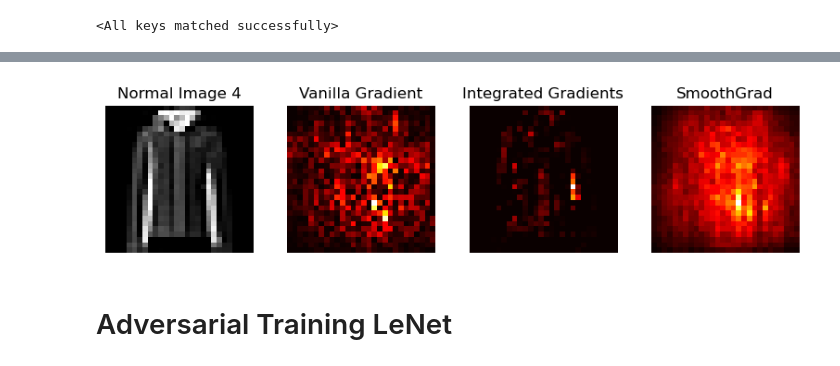
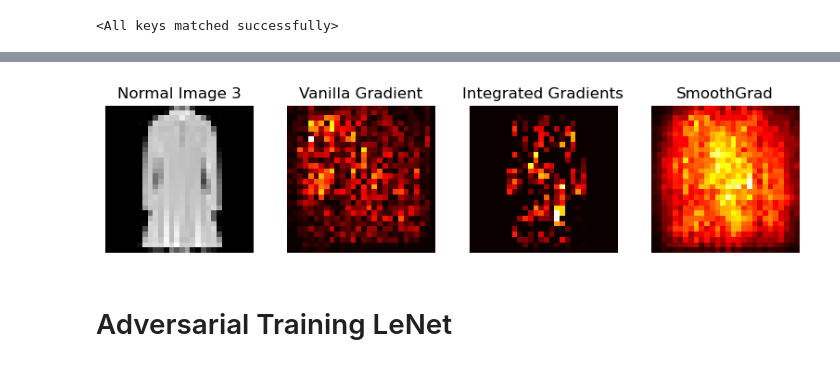
Before and after one commit to sanishsuwal7/ExplainableAI, a Jupyter notebook: lenet_saliency.ipynb, the cells around one changed output, grey strips where cells are left out. Saved outputs shown, nothing was run; the diff lists cells and outputs as text; code cells hidden in the pictures.

```diff
--- a/lenet_saliency.ipynb
+++ b/lenet_saliency.ipynb
@@ -33,4 +36,6 @@ warnings.filterwarnings('ignore')
 transformer = torchvision.transforms.Compose([torchvision.transforms.ToTensor()])
 test_dataset = torchvision.datasets.FashionMNIST(root='./datasets', train=False,  download=True, transform=transformer)
 test_dataloader = torch.utils.data.DataLoader(test_dataset, batch_size=32, pin_memory=True)
+# %%
+classes = ['shirt', 'trouser', 'pullover', 'dress','coat', 'sandal', 'shirt', 'sneaker', 'bag', 'boot']
 # %%
@@ -109,29 +113,10 @@ a_batch_smoothgrad = NoiseTunnel(saliency).attribute(inputs = x_batch, target =
 # %%
 x_batch, y_batch = x_batch.cpu().numpy(), y_batch.cpu().numpy()
 # %%
-index = 6
-nr_images = 2
-fig, axes = plt.subplots(nrows=1, ncols=4, figsize=(nr_images*4., int(nr_images)))
-
-#plot normal
-axes[0].imshow(np.reshape(x_batch[index], (28,28)), cmap="grey")
-axes[0].title.set_text(f"Normal Image {y_batch[index].item()}")
-axes[0].axis("off")
-axes[1].imshow(a_batch_saliency[index], cmap="hot")
-axes[1].title.set_text(f"Vanilla Gradient")
-axes[1].axis("off")
-axes[2].imshow(a_batch_integrad[index], cmap="hot")
-axes[2].title.set_text(f"Integrated Gradients")
-axes[2].axis("off")
-axes[3].imshow(a_batch_smoothgrad[index], cmap="hot")
-axes[3].title.set_text(f"SmoothGrad")
-axes[3].axis("off")
-plt.tight_layout()
-plt.savefig('Explanations/lenet_normal.png')
-
-plt.show()
+index = indexes[3]
+image_explanation_lenet(index, x_batch, y_batch, a_batch_saliency, a_batch_integrad, a_batch_smoothgrad, 'lenet_normal')
 # %% [output]
-[figure, old version]
+[figure, new version]
 # %% [markdown]
 # Adversarial Training LeNet
 # %%
```
Also changed, not shown: parts of 114 cells of this notebook, 25 other files.
